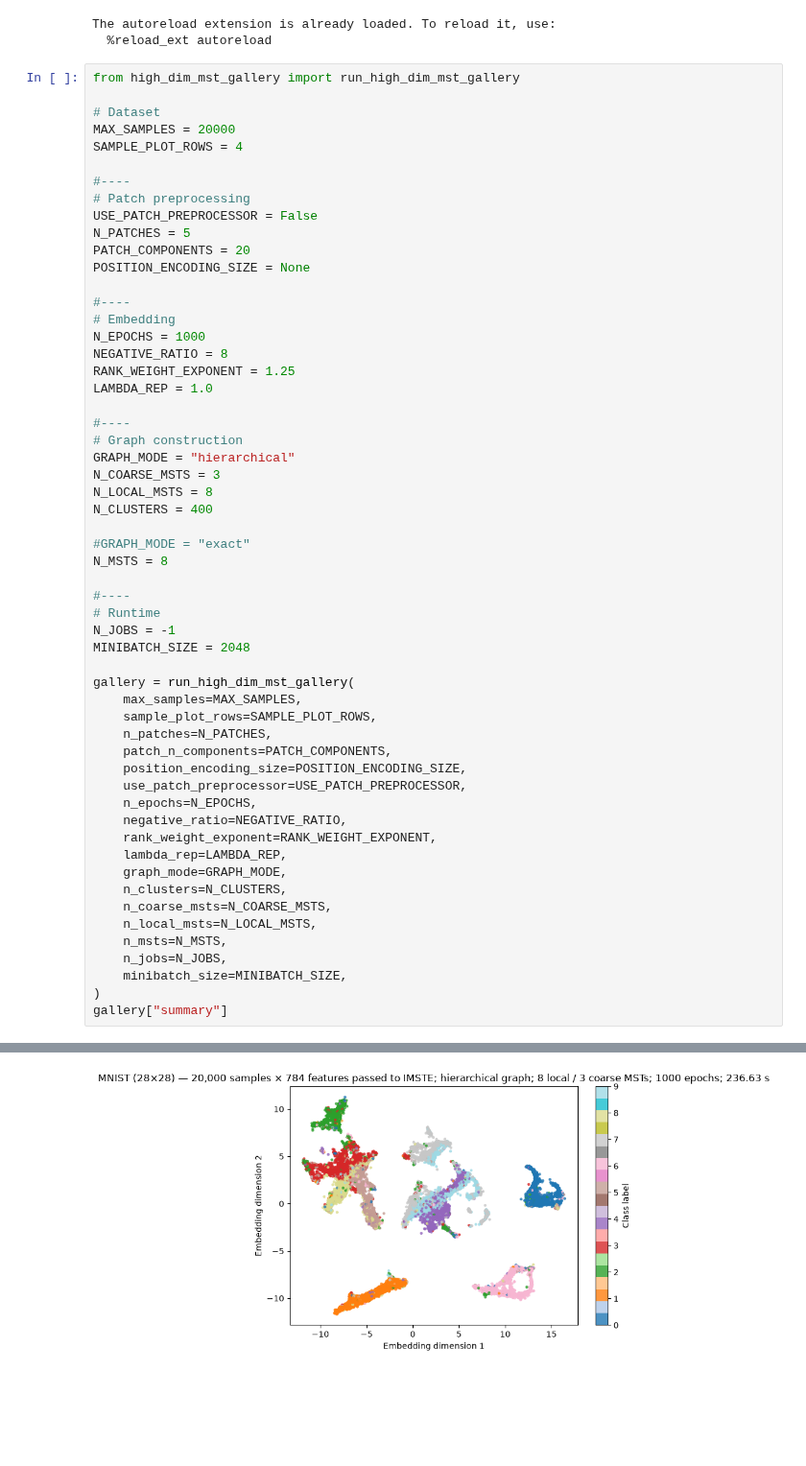
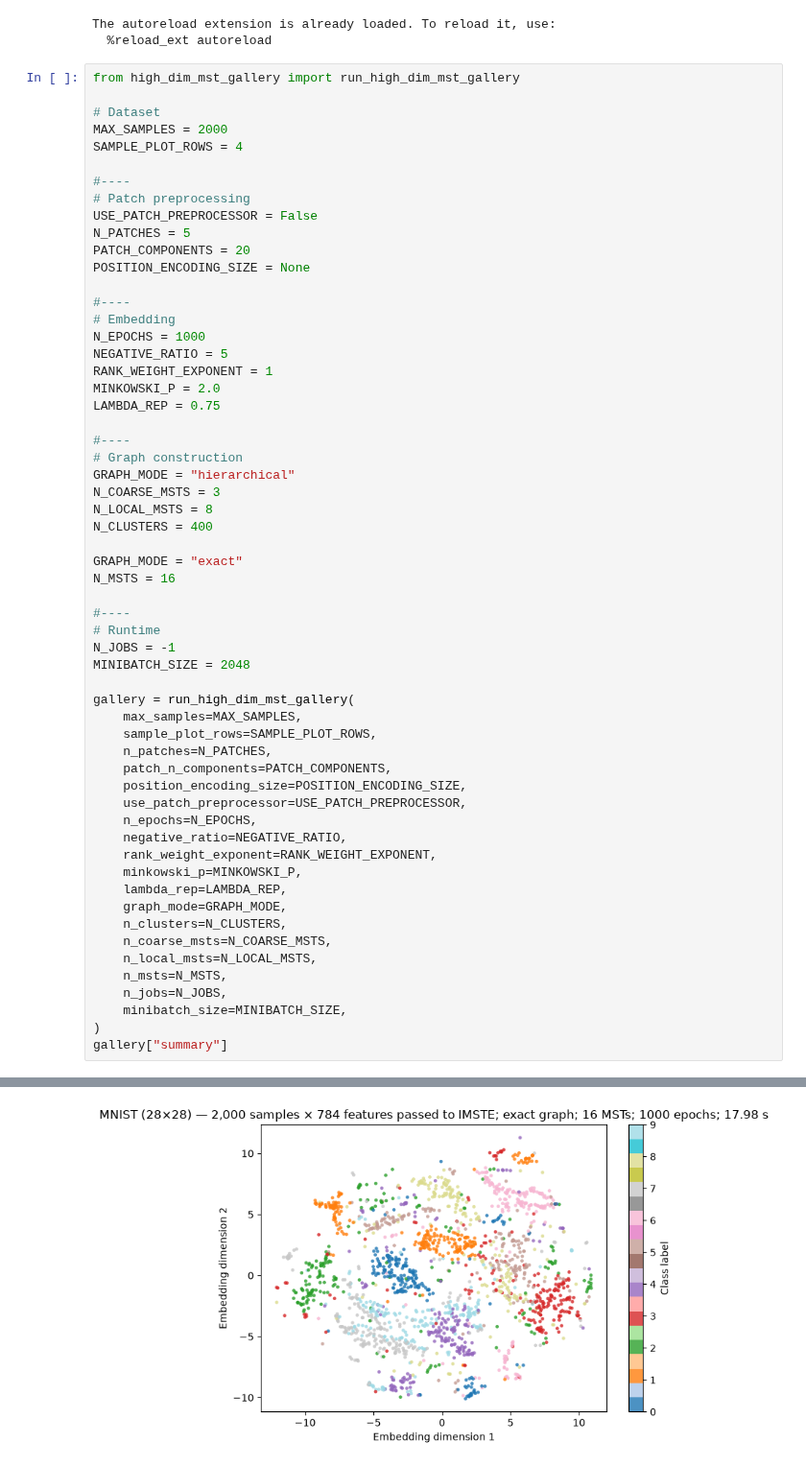
Before and after one commit to fabriziocosta/mst_embedding, a Jupyter notebook: notebooks/high_dim_mst_gallery.ipynb, the cells around one changed output, grey strips where cells are left out. Shown at 96% size. Saved outputs shown, nothing was run; the diff lists cells and outputs as text; blank space fills up the shorter version.

```diff
--- a/notebooks/high_dim_mst_gallery.ipynb
+++ b/notebooks/high_dim_mst_gallery.ipynb
@@ -24,7 +24,7 @@ The autoreload extension is already loaded. To reload it, use:
 from high_dim_mst_gallery import run_high_dim_mst_gallery
 
 # Dataset
-MAX_SAMPLES = 20000
+MAX_SAMPLES = 2000
 SAMPLE_PLOT_ROWS = 4
 
 #----
@@ -37,9 +37,10 @@ POSITION_ENCODING_SIZE = None
 #----
 # Embedding
 N_EPOCHS = 1000
-NEGATIVE_RATIO = 8
-RANK_WEIGHT_EXPONENT = 1.25
-LAMBDA_REP = 1.0
+NEGATIVE_RATIO = 5
+RANK_WEIGHT_EXPONENT = 1
+MINKOWSKI_P = 2.0
+LAMBDA_REP = 0.75
 
 #----
 # Graph construction
@@ -48,8 +49,8 @@ N_COARSE_MSTS = 3
 N_LOCAL_MSTS = 8
 N_CLUSTERS = 400
 
-#GRAPH_MODE = "exact"
-N_MSTS = 8
+GRAPH_MODE = "exact"
+N_MSTS = 16
 
 #----
 # Runtime
@@ -66,6 +67,7 @@ gallery = run_high_dim_mst_gallery(
     n_epochs=N_EPOCHS,
     negative_ratio=NEGATIVE_RATIO,
     rank_weight_exponent=RANK_WEIGHT_EXPONENT,
+    minkowski_p=MINKOWSKI_P,
     lambda_rep=LAMBDA_REP,
     graph_mode=GRAPH_MODE,
     n_clusters=N_CLUSTERS,
@@ -90 +92 @@ Fitting MNIST (28×28) on mps ...
-[figure, old version]
+[figure, new version]
```
Also changed, not shown: parts of 1 cell of this notebook, 14 other files.
